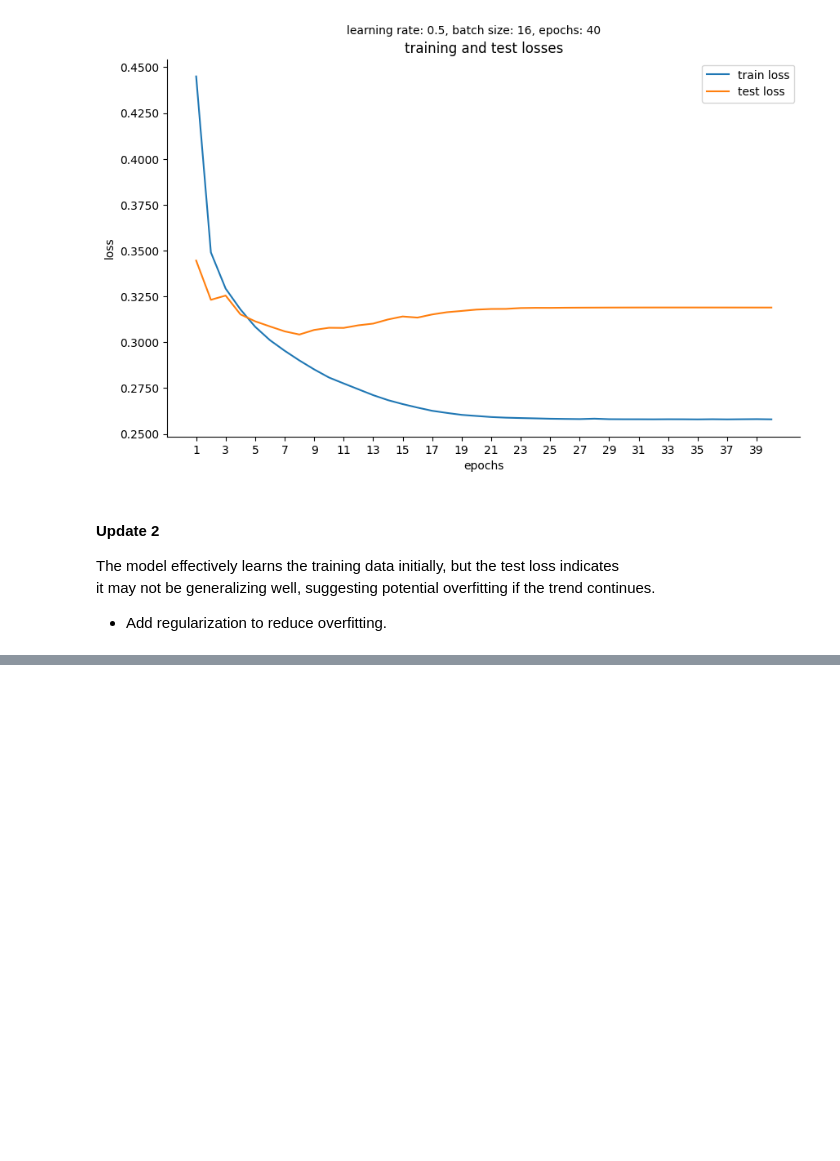
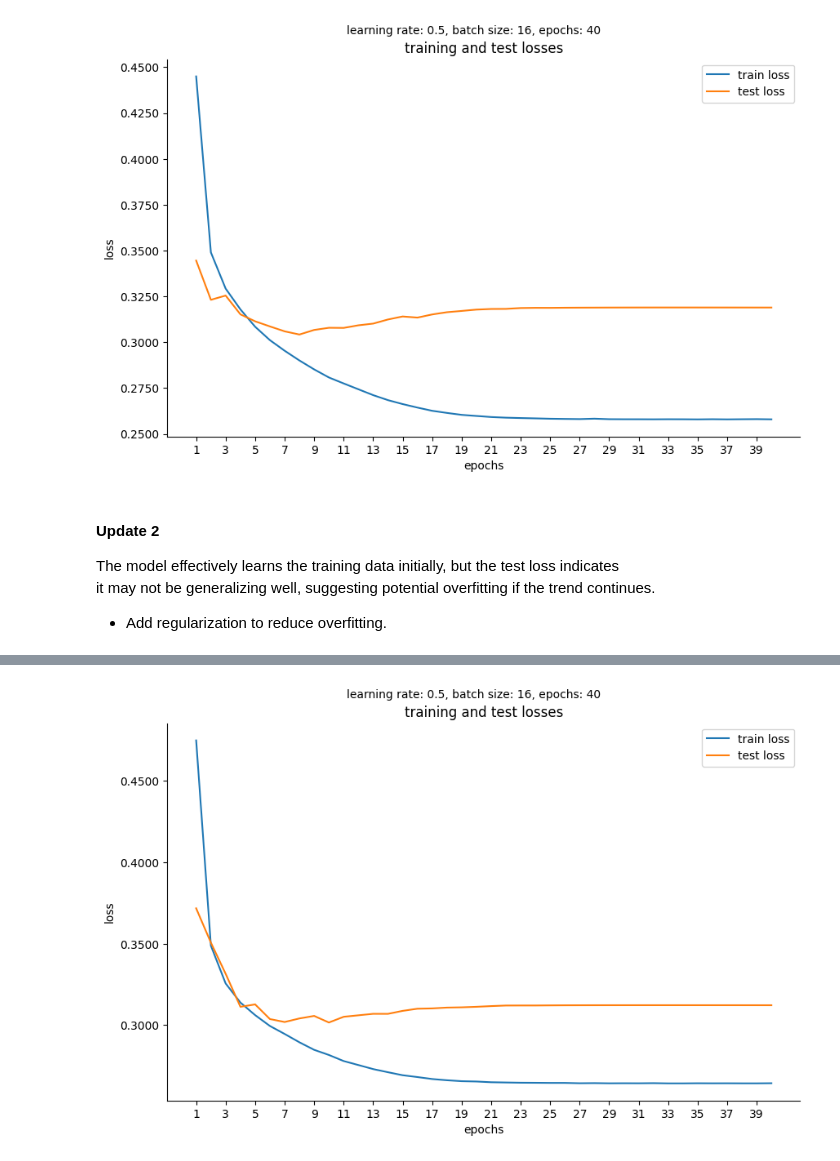
Before and after one commit to FutureGoose/OctaCycleCNN, a Jupyter notebook: exercises/w3/regularization_dropout.ipynb, the cells around one changed output, grey strips where cells are left out. Cells and saved outputs as stored; diff of their text form; code cells hidden in the pictures; blank space fills up the shorter version.

Commit message:
training

```diff
--- a/exercises/w3/regularization_dropout.ipynb
+++ b/exercises/w3/regularization_dropout.ipynb
@@ -142,7 +142,7 @@ Available device: cuda
 CUDA device name: NVIDIA GeForce RTX 2070 SUPER
 # %%
 import torch.nn.functional as F
-from torch.optim import SGD
+from torch.optim import SGD, Adam, Adadelta
 from torch.utils.data import DataLoader
 from matplotlib import pyplot as plt
 import matplotlib.ticker as ticker
@@ -162,7 +162,8 @@ class ModelTrainer:
         # initialize model, loss function
         self.model = Net(input_size).to(device)
         self.loss_function = torch.nn.BCELoss()
-        self.optimizer = SGD(self.model.parameters(), lr=learning_rate, weight_decay=l2_lambda)
+        # self.optimizer = SGD(self.model.parameters(), lr=learning_rate, weight_decay=l2_lambda)
+        self.optimizer = Adadelta(self.model.parameters(), lr=learning_rate, weight_decay=l2_lambda)
 
         # initialize storage for epoch averages of losses
         self.train_losses = []
@@ -424,3 +425,22 @@ The model effectively learns the training data initially, but the test loss indi
 it may not be generalizing well, suggesting potential overfitting if the trend continues.
 
 - Add regularization to reduce overfitting.
+# %%
+# initialize trainer
+trainer_2 = ModelTrainer(
+    input_size=len(training_set[0][0]),
+    device=device,
+    batch_size=16,
+    learning_rate=0.5,
+    l2_lambda=0.0002,
+    verbose=False
+)
+
+# train model
+trained_model_2 = trainer_2.train(
+    training_set=training_set,
+    test_set=test_set,
+    num_epochs=40,
+    gamma=0.7
+)
+# %% [output]
@@ -426,0 +464 @@ it may not be generalizing well, suggesting potential overfitting if the trend c
+[figure, added]
```
Also changed, not shown: parts of 12 cells of this notebook.
